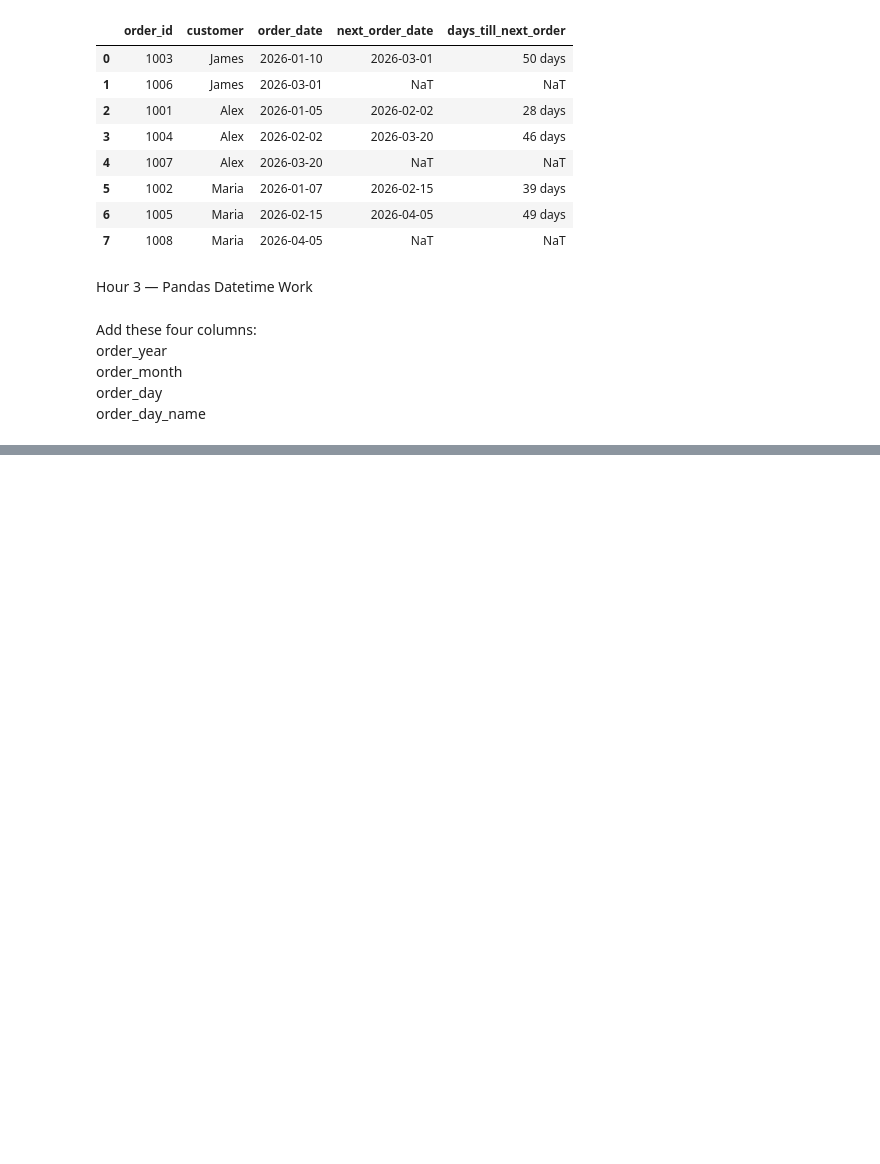
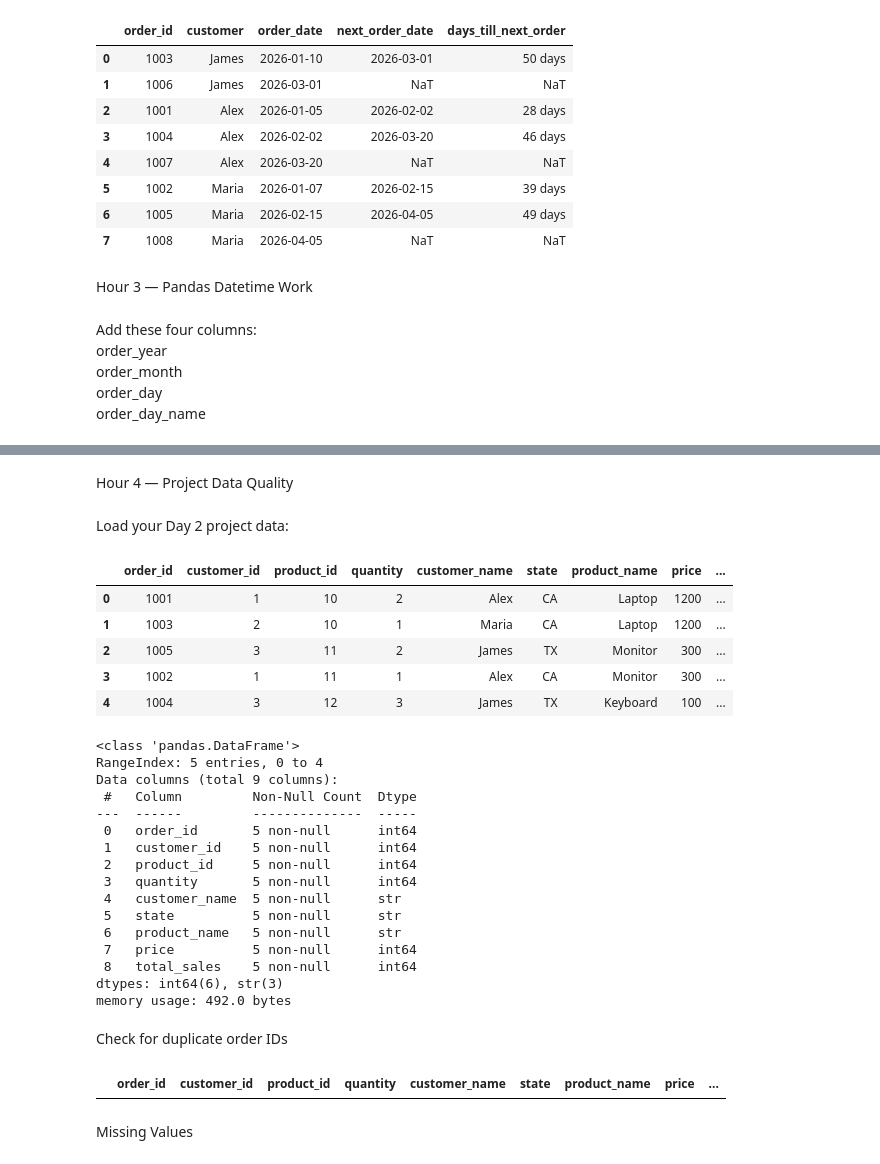
Before and after one commit to Gibbsu/30_day_ds_de, a Jupyter notebook: notebooks/day_04_dates_data_quality.ipynb, the cells around one changed output, grey strips where cells are left out. Cells and saved outputs as stored; diff of their text form; code cells hidden in the pictures; blank space fills up the shorter version.

```diff
--- a/notebooks/day_04_dates_data_quality.ipynb
+++ b/notebooks/day_04_dates_data_quality.ipynb
@@ -287,0 +379,42 @@ order_day_name
+# %% [markdown]
+Hour 4 — Project Data Quality
+# %% [markdown]
+Load your Day 2 project data:
+# %%
+project_sales = pd.read_csv("../data/sales_analysis_clean.csv")
+
+display(project_sales)
+project_sales.info()
+# %% [output]
+|  | order_id | customer_id | product_id | quantity | customer_name | state | product_name | price | ... |
+| 0 | 1001 | 1 | 10 | 2 | Alex | CA | Laptop | 1200 | ... |
+| 1 | 1003 | 2 | 10 | 1 | Maria | CA | Laptop | 1200 | ... |
+| 2 | 1005 | 3 | 11 | 2 | James | TX | Monitor | 300 | ... |
+| 3 | 1002 | 1 | 11 | 1 | Alex | CA | Monitor | 300 | ... |
+| 4 | 1004 | 3 | 12 | 3 | James | TX | Keyboard | 100 | ... |
+<class 'pandas.DataFrame'>
+RangeIndex: 5 entries, 0 to 4
+Data columns (total 9 columns):
+ #   Column         Non-Null Count  Dtype
+---  ------         --------------  -----
+ 0   order_id       5 non-null      int64
+ 1   customer_id    5 non-null      int64
+ 2   product_id     5 non-null      int64
+ 3   quantity       5 non-null      int64
+ 4   customer_name  5 non-null      str
+ 5   state          5 non-null      str
+ 6   product_name   5 non-null      str
+ 7   price          5 non-null      int64
+ 8   total_sales    5 non-null      int64
+dtypes: int64(6), str(3)
+memory usage: 492.0 bytes
+# %% [markdown]
+Check for duplicate order IDs
+# %%
+project_sales[
+    project_sales.duplicated(subset=["order_id"], keep=False)
+]
+# %% [output]
+|  | order_id | customer_id | product_id | quantity | customer_name | state | product_name | price | ... |
+# %% [markdown]
+Missing Values
```
Also changed, not shown: parts of 30 cells of this notebook, 2 other files.
